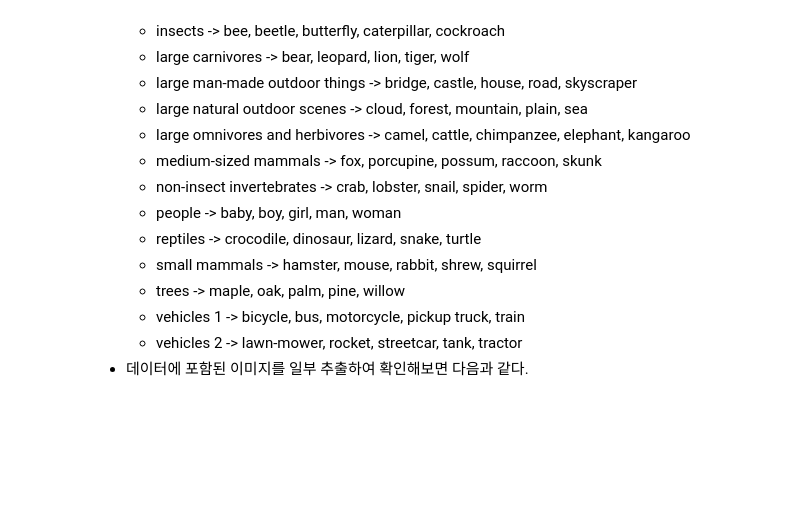
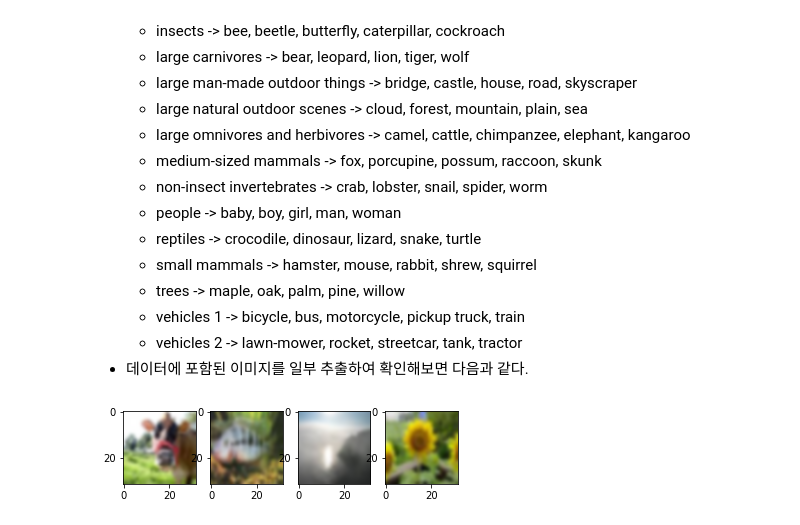
Before and after one commit to hsyliark/Machine_Learning_mini_project, a Jupyter notebook: cifar100.ipynb, the cells around one changed output. Cells and saved outputs as stored; diff of their text form; code cells hidden in the pictures; blank space fills up the shorter version.

```diff
--- a/cifar100.ipynb
+++ b/cifar100.ipynb
@@ -59,3 +57,23 @@ Downloading data from https://www.cs.toronto.edu/~kriz/cifar-100-python.tar.gz
   - vehicles 1 -> bicycle, bus, motorcycle, pickup truck, train
   - vehicles 2 -> lawn-mower, rocket, streetcar, tank, tractor
 - 데이터에 포함된 이미지를 일부 추출하여 확인해보면 다음과 같다.
+# %%
+import cv2
+import numpy as np
+import matplotlib.pyplot as plt
+%matplotlib inline
+plt.subplot(141)
+plt.imshow(X_train[0], interpolation="bicubic")
+plt.grid(False)
+plt.subplot(142)
+plt.imshow(X_train[4], interpolation="bicubic")
+plt.grid(False)
+plt.subplot(143)
+plt.imshow(X_train[8], interpolation="bicubic")
+plt.grid(False)
+plt.subplot(144)
+plt.imshow(X_train[12], interpolation="bicubic")
+plt.grid(False)
+plt.show()
+# %% [output]
+[figure, added]
```
Also changed, not shown: parts of 14 cells of this notebook, 6 other files.
